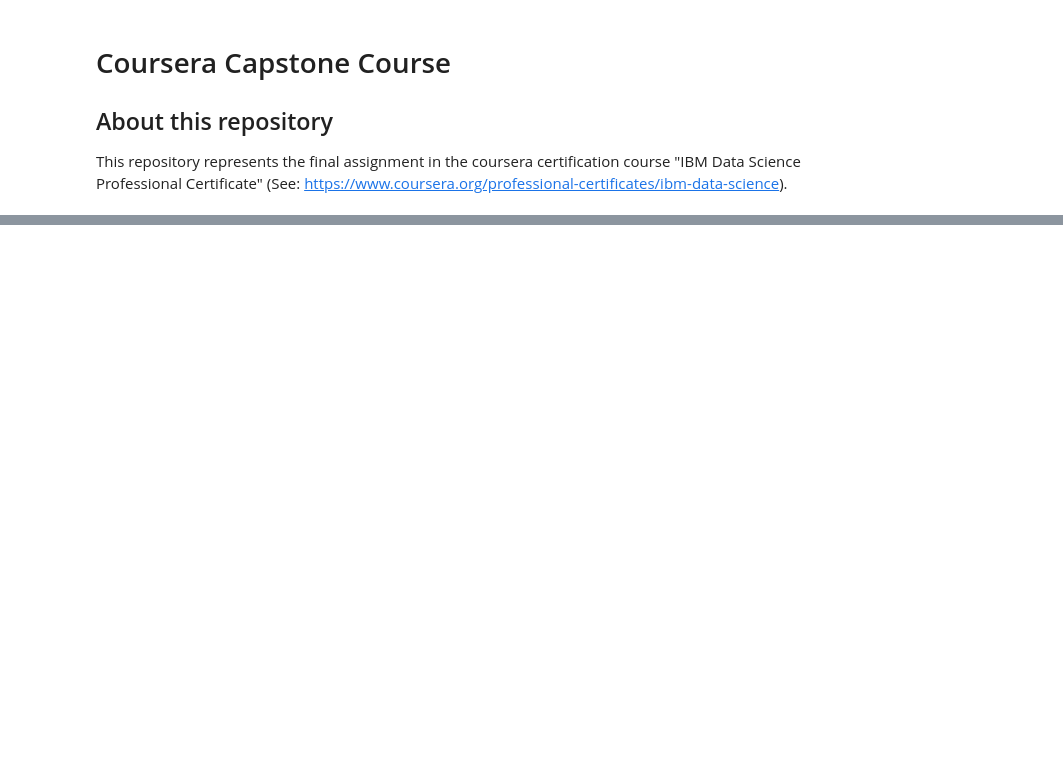
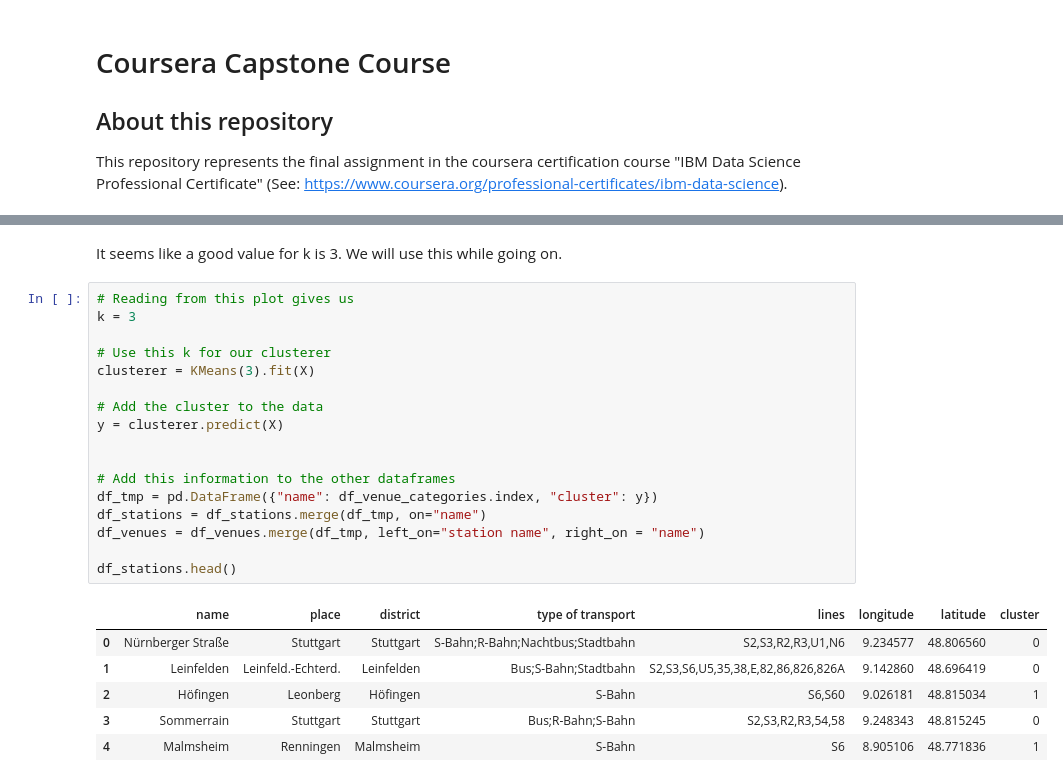
Before and after one commit to meisto/Coursera_Capstone, a Jupyter notebook: IBM_Data_Science_Capstone_Project.ipynb, the cells around one changed output, grey strips where cells are left out. Cells and saved outputs as stored; diff of their text form; blank space fills up the shorter version.

```diff
--- a/IBM_Data_Science_Capstone_Project.ipynb
+++ b/IBM_Data_Science_Capstone_Project.ipynb
@@ -116,0 +215,26 @@ map
+# %% [markdown]
+It seems like a good value for k is 3. We will use this while going on.
+# %%
+# Reading from this plot gives us
+k = 3
+
+# Use this k for our clusterer
+clusterer = KMeans(3).fit(X)
+
+# Add the cluster to the data
+y = clusterer.predict(X)
+
+
+# Add this information to the other dataframes
+df_tmp = pd.DataFrame({"name": df_venue_categories.index, "cluster": y})
+df_stations = df_stations.merge(df_tmp, on="name")
+df_venues = df_venues.merge(df_tmp, left_on="station name", right_on = "name")
+
+df_stations.head()
+# %% [output]
+|  | name | place | district | type of transport | lines | longitude | latitude | cluster |
+| 0 | Nürnberger Straße | Stuttgart | Stuttgart | S-Bahn;R-Bahn;Nachtbus;Stadtbahn | S2,S3,R2,R3,U1,N6 | 9.234577 | 48.806560 | 0 |
+| 1 | Leinfelden | Leinfeld.-Echterd. | Leinfelden | Bus;S-Bahn;Stadtbahn | S2,S3,S6,U5,35,38,E,82,86,826,826A | 9.142860 | 48.696419 | 0 |
+| 2 | Höfingen | Leonberg | Höfingen | S-Bahn | S6,S60 | 9.026181 | 48.815034 | 1 |
+| 3 | Sommerrain | Stuttgart | Stuttgart | Bus;R-Bahn;S-Bahn | S2,S3,R2,R3,54,58 | 9.248343 | 48.815245 | 0 |
+| 4 | Malmsheim | Renningen | Malmsheim | S-Bahn | S6 | 8.905106 | 48.771836 | 1 |
```
Also changed, not shown: parts of 49 cells of this notebook.
